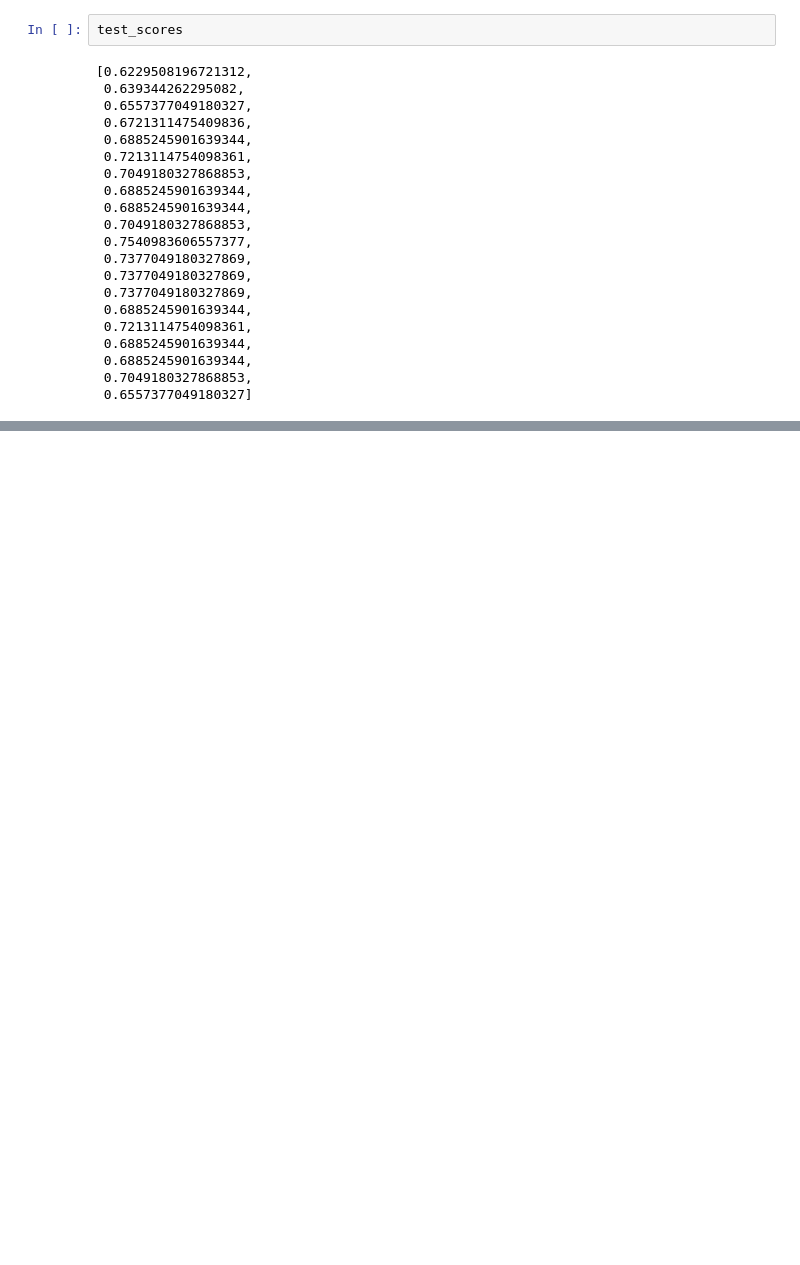
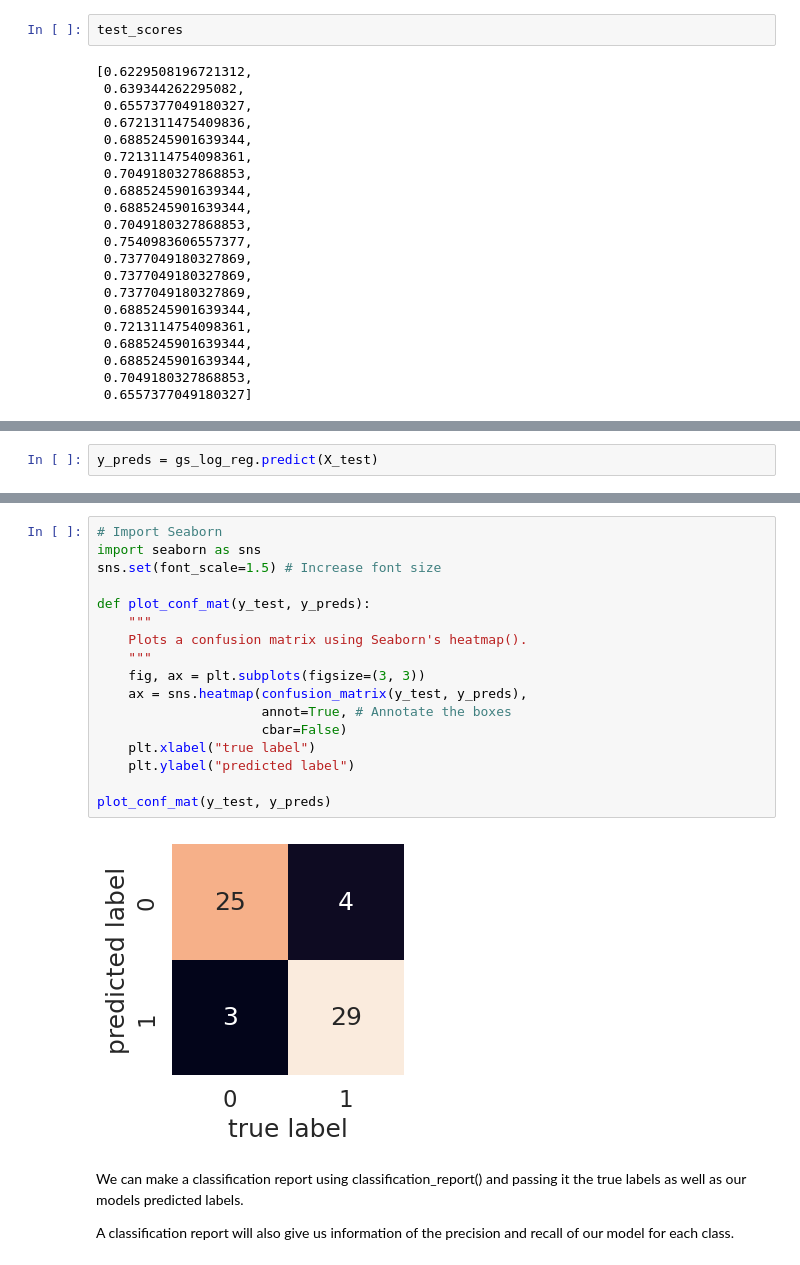
Before and after one commit to Bianchi446/machineLearning-Python, a Jupyter notebook: sample-project/Section-3-Structured-data-projects/Untitled.ipynb, the cells around one changed output, grey strips where cells are left out. Drawn from its saved outputs; the diff is of its cells as text; blank space fills up the shorter version.

```diff
--- a/sample-project/Section-3-Structured-data-projects/Untitled.ipynb
+++ b/sample-project/Section-3-Structured-data-projects/Untitled.ipynb
@@ -602,0 +690,2 @@ Now we got hyperparameter tunning for RandomizedSearchCV
+# %%
+y_preds = gs_log_reg.predict(X_test)
@@ -602,0 +702,23 @@ Now we got hyperparameter tunning for RandomizedSearchCV
+# %%
+# Import Seaborn
+import seaborn as sns
+sns.set(font_scale=1.5) # Increase font size
+
+def plot_conf_mat(y_test, y_preds):
+    """
+    Plots a confusion matrix using Seaborn's heatmap().
+    """
+    fig, ax = plt.subplots(figsize=(3, 3))
+    ax = sns.heatmap(confusion_matrix(y_test, y_preds),
+                     annot=True, # Annotate the boxes
+                     cbar=False)
+    plt.xlabel("true label")
+    plt.ylabel("predicted label")
+
+plot_conf_mat(y_test, y_preds)
+# %% [output]
+[figure, added]
+# %% [markdown]
+We can make a classification report using classification_report() and passing it the true labels as well as our models predicted labels.
+
+A classification report will also give us information of the precision and recall of our model for each class.
```
Also changed, not shown: parts of 38 cells of this notebook, 2 other files.
